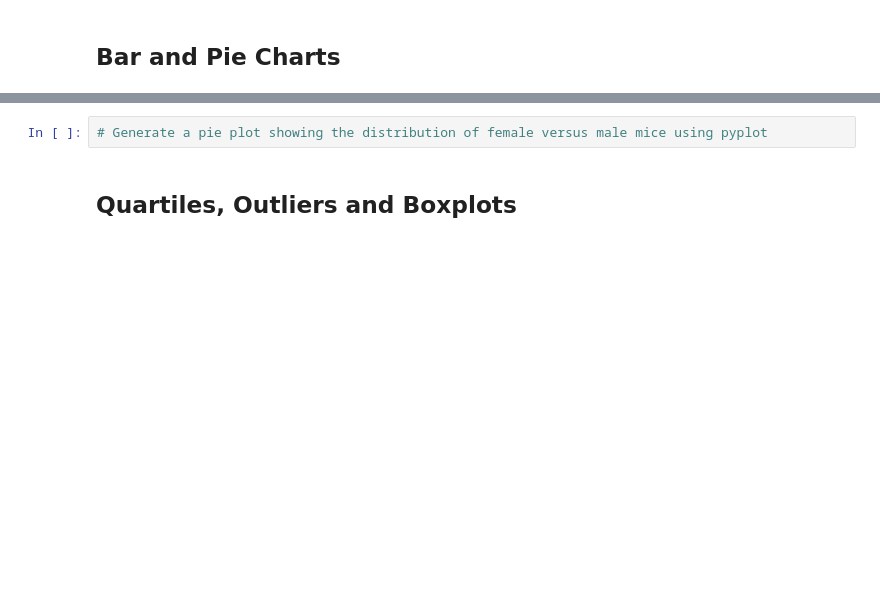
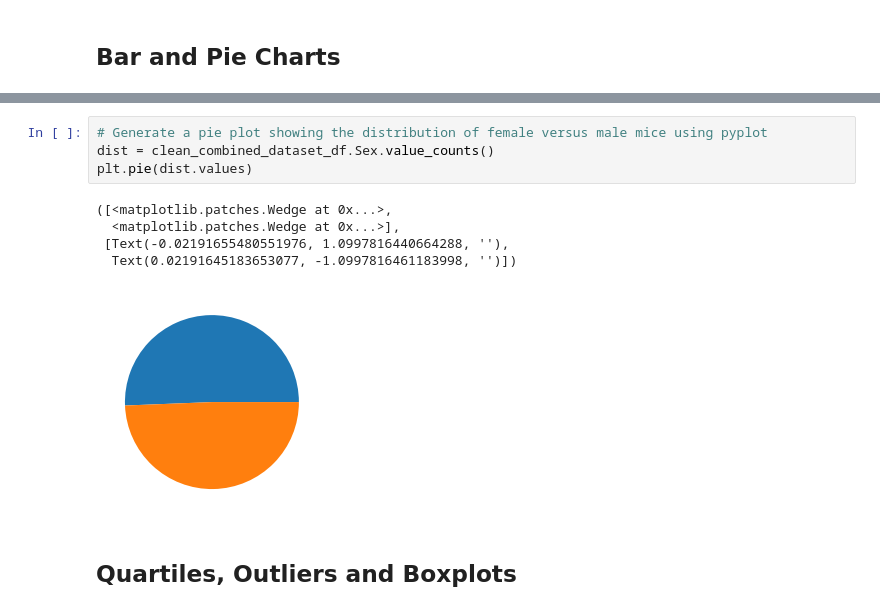
Before and after one commit to D11eleven/MatplotlibHW5, a Jupyter notebook: Pymaceuticals/Working.ipynb, the cells around one changed output, grey strips where cells are left out. Cells and saved outputs as stored; diff of their text form; blank space fills up the shorter version.

```diff
--- a/Pymaceuticals/Working.ipynb
+++ b/Pymaceuticals/Working.ipynb
@@ -225,5 +252,13 @@ summary_stats_agg_df
 # %%
 # Generate a pie plot showing the distribution of female versus male mice using pyplot
+dist = clean_combined_dataset_df.Sex.value_counts()
+plt.pie(dist.values)
+# %% [output]
+([<matplotlib.patches.Wedge at 0x...>,
+  <matplotlib.patches.Wedge at 0x...>],
+ [Text(-0.02191655480551976, 1.0997816440664288, ''),
+  Text(0.02191645183653077, -1.0997816461183998, '')])
+[figure, added]
 # %% [markdown]
 ## Quartiles, Outliers and Boxplots
 # %%
```
Also changed, not shown: parts of 4 cells of this notebook, 2 other files.
